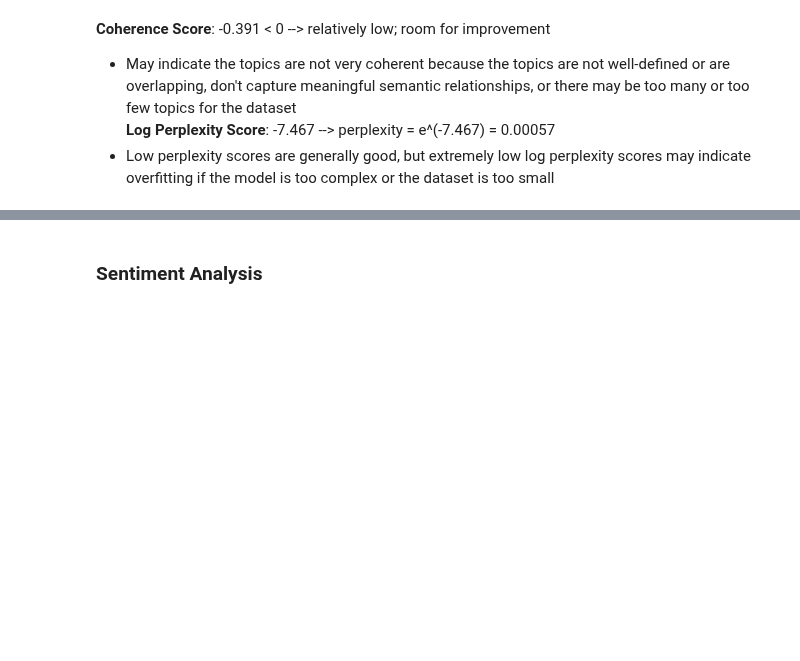
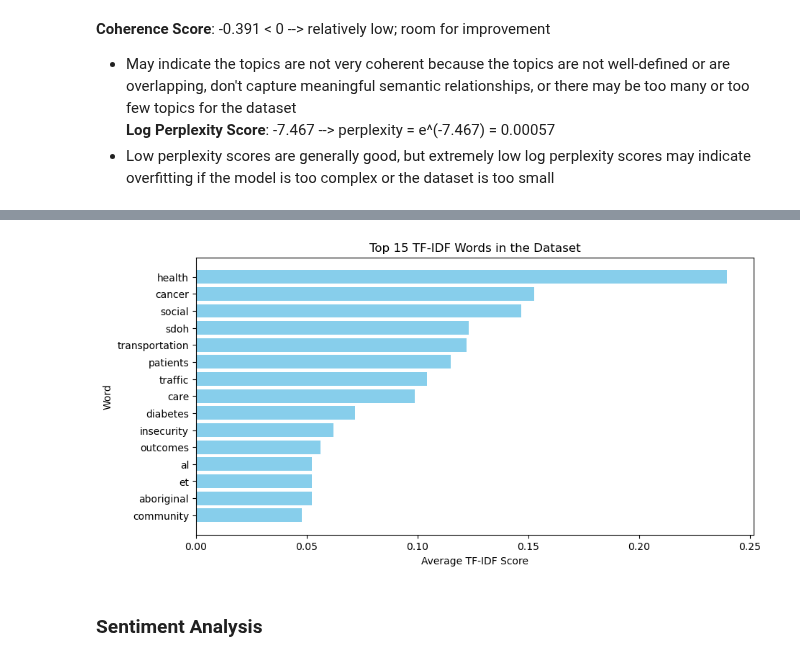
Before and after one commit to heiditam/SDOH_transportation, a Jupyter notebook: sdoh.ipynb, the cells around one changed output, grey strips where cells are left out. Saved outputs shown, nothing was run; the diff lists cells and outputs as text; code cells hidden in the pictures; blank space fills up the shorter version.

```diff
--- a/sdoh.ipynb
+++ b/sdoh.ipynb
@@ -310,8 +323,8 @@ for article in os.listdir('./articles/'):
             if len(lst) > 0:
                 text.append(lst)
 
-    article_text_str = ' '.join([' '.join([preprocess(word) for word in lst if type(preprocess(word)) != list]) for lst in text])
-    article_text_str = ' '.join([word.strip() for word in article_text_str.split()])
+    article_text_str = ' '.join([preprocess(word) for lst in stripped_words for word in lst])
+    article_text_str = ' '.join(article_text_str.split())
     all_docs.append(article_text_str)
 # %%
 all_docs
@@ -386,0 +406,7 @@ Perplexity Score: -7.467417627000969
+# %%
+# TF-IDF
+# initialize TF-IDF vectorizer
+vectorizer = TfidfVectorizer(max_features=1_000)
+tfidf_matrix = vectorizer.fit_transform(all_docs)
+tfidf_df = pd.DataFrame(tfidf_matrix.toarray(), columns=vectorizer.get_feature_names_out())
+tfidf_df.head()
@@ -386,0 +442,7 @@ Perplexity Score: -7.467417627000969
+# %%
+# Compute average TF-IDF score for each word
+avg_tfidf_scores = tfidf_df.mean().sort_values(ascending=False)
+
+# Display the top N words with the highest TF-IDF scores
+top_n = 20  # Change this to see more/less words
+print(avg_tfidf_scores.head(top_n))
@@ -387,3 +467,16 @@ Perplexity Score: -7.467417627000969
+# %%
+import matplotlib.pyplot as plt
+
+# Get top words and scores
+top_words = avg_tfidf_scores.head(15)
+plt.figure(figsize=(10, 5))
+plt.barh(top_words.index[::-1], top_words.values[::-1], color='skyblue')  # Reverse for better readability
+plt.xlabel("Average TF-IDF Score")
+plt.ylabel("Word")
+plt.title("Top 15 TF-IDF Words in the Dataset")
+plt.show()
+# %% [output]
+[figure, added]
 # %% [markdown]
 ### Sentiment Analysis
 # %% [markdown]
```
Also changed, not shown: parts of 21 cells of this notebook, 8 other files.
